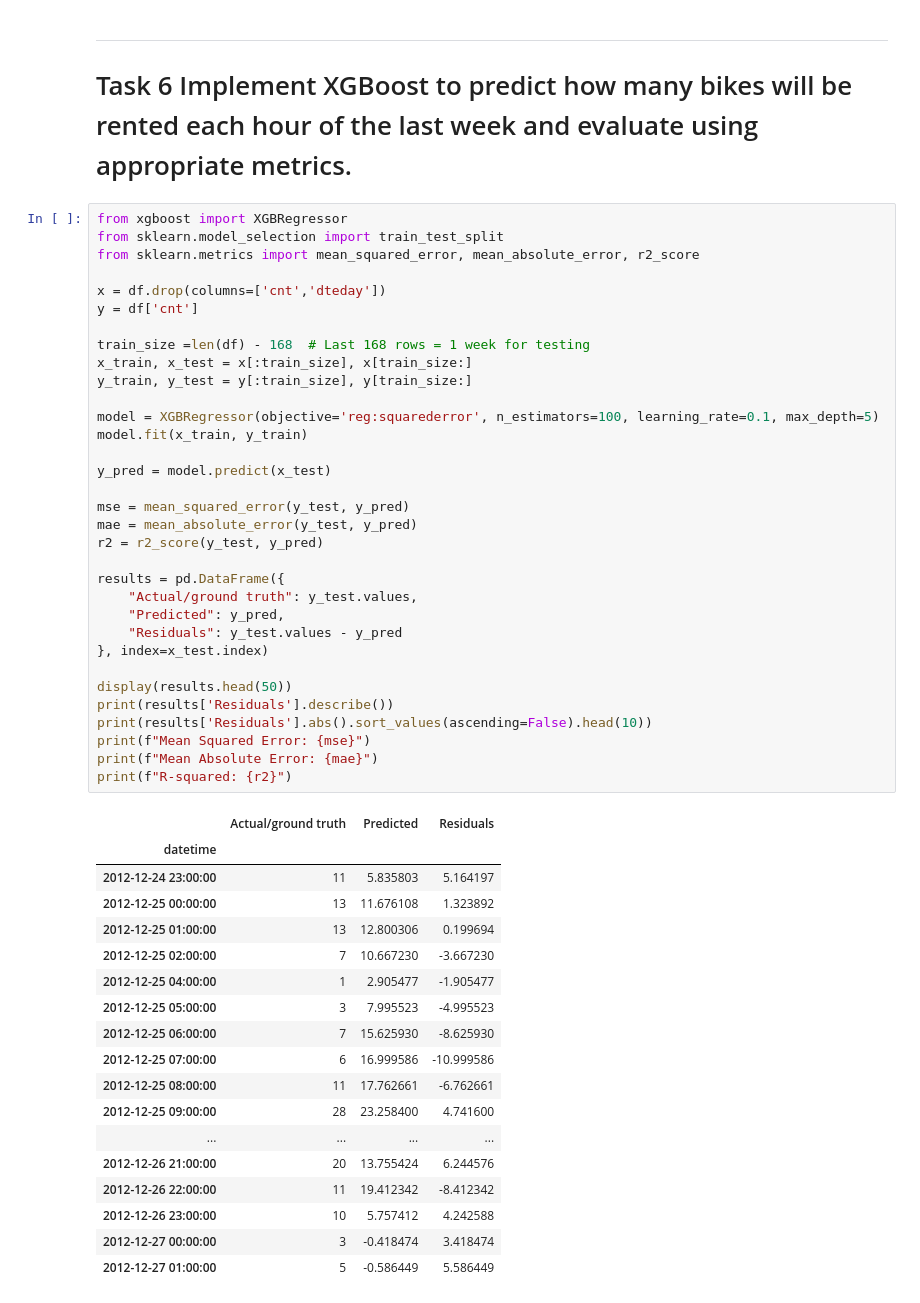
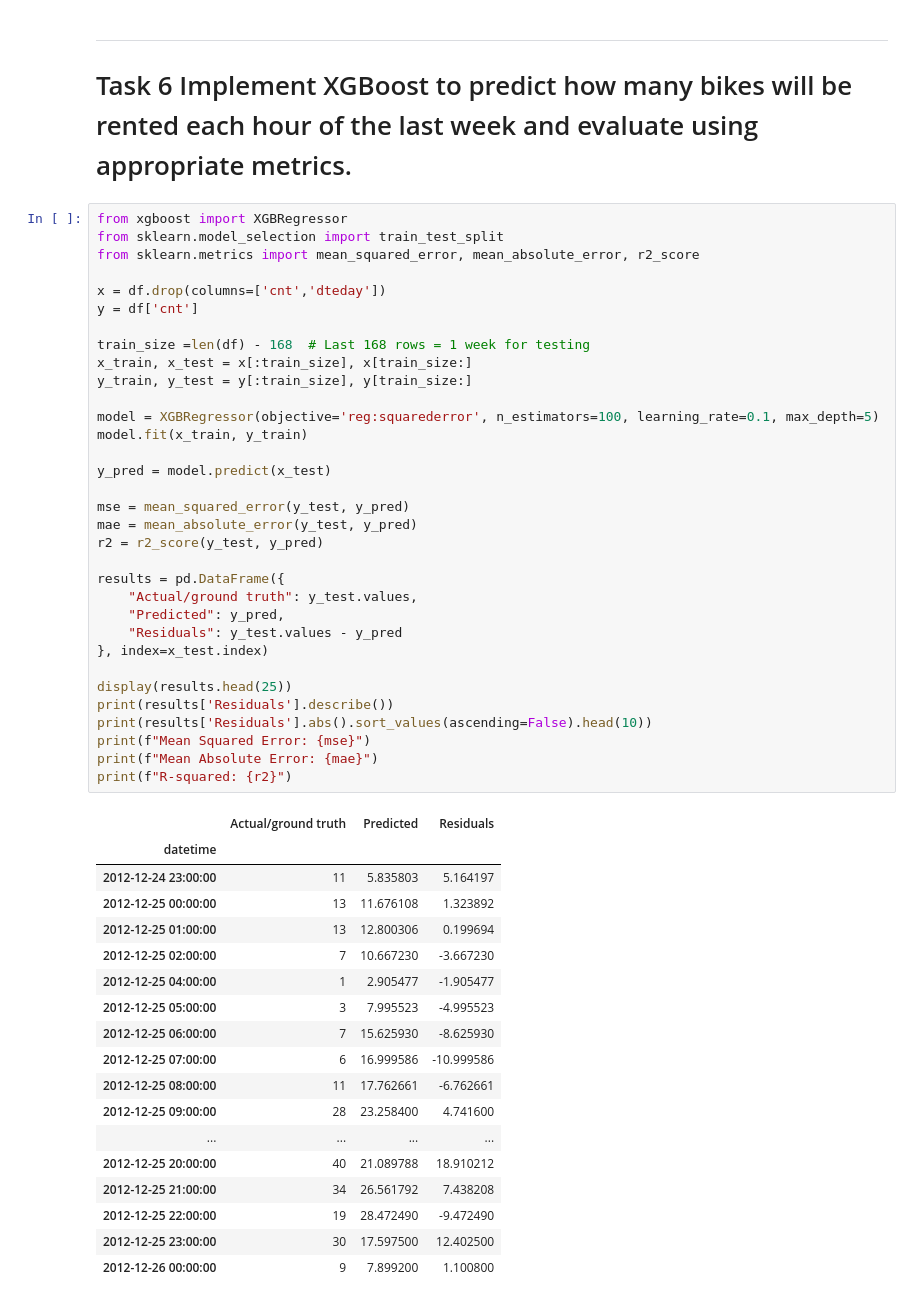
Before and after one commit to Sebastianrix/Data-Things, a Jupyter notebook: 5) Time series/TSA_Task.ipynb, the cells around one changed output. Drawn from its saved outputs; the diff is of its cells as text.

```diff
--- a/5) Time series/TSA_Task.ipynb
+++ b/5) Time series/TSA_Task.ipynb
@@ -352,39 +352,39 @@ y_pred = model.predict(x_test)
 
 mse = mean_squared_error(y_test, y_pred)
 mae = mean_absolute_error(y_test, y_pred)
 r2 = r2_score(y_test, y_pred)
 
 results = pd.DataFrame({
     "Actual/ground truth": y_test.values,
     "Predicted": y_pred,
     "Residuals": y_test.values - y_pred
 }, index=x_test.index)
 
-display(results.head(50))
+display(results.head(25))
 print(results['Residuals'].describe())
 print(results['Residuals'].abs().sort_values(ascending=False).head(10))
 print(f"Mean Squared Error: {mse}")
 print(f"Mean Absolute Error: {mae}")
 print(f"R-squared: {r2}")
 # %% [output]
 |  | Actual/ground truth | Predicted | Residuals |
 | datetime |  |  |  |
 | 2012-12-24 23:00:00 | 11 | 5.835803 | 5.164197 |
 | 2012-12-25 00:00:00 | 13 | 11.676108 | 1.323892 |
 | 2012-12-25 01:00:00 | 13 | 12.800306 | 0.199694 |
 | 2012-12-25 02:00:00 | 7 | 10.667230 | -3.667230 |
 | 2012-12-25 04:00:00 | 1 | 2.905477 | -1.905477 |
 | 2012-12-25 05:00:00 | 3 | 7.995523 | -4.995523 |
 | 2012-12-25 06:00:00 | 7 | 15.625930 | -8.625930 |
 | 2012-12-25 07:00:00 | 6 | 16.999586 | -10.999586 |
 | 2012-12-25 08:00:00 | 11 | 17.762661 | -6.762661 |
 | 2012-12-25 09:00:00 | 28 | 23.258400 | 4.741600 |
 | ... | ... | ... | ... |
-| 2012-12-26 21:00:00 | 20 | 13.755424 | 6.244576 |
-| 2012-12-26 22:00:00 | 11 | 19.412342 | -8.412342 |
-| 2012-12-26 23:00:00 | 10 | 5.757412 | 4.242588 |
-| 2012-12-27 00:00:00 | 3 | -0.418474 | 3.418474 |
-| 2012-12-27 01:00:00 | 5 | -0.586449 | 5.586449 |
+| 2012-12-25 20:00:00 | 40 | 21.089788 | 18.910212 |
+| 2012-12-25 21:00:00 | 34 | 26.561792 | 7.438208 |
+| 2012-12-25 22:00:00 | 19 | 28.472490 | -9.472490 |
+| 2012-12-25 23:00:00 | 30 | 17.597500 | 12.402500 |
+| 2012-12-26 00:00:00 | 9 | 7.899200 | 1.100800 |
 count    168.000000
 mean       1.179141
 std       19.764367
```
Also changed, not shown: parts of 4 cells of this notebook.
